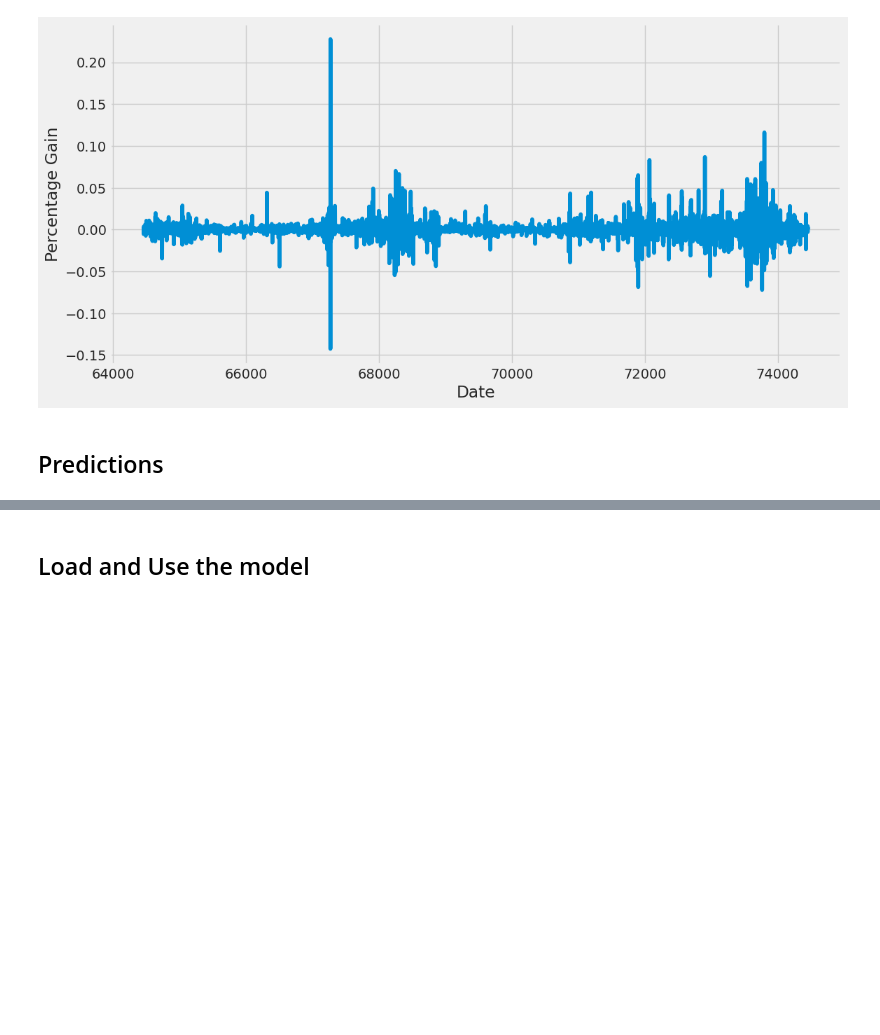
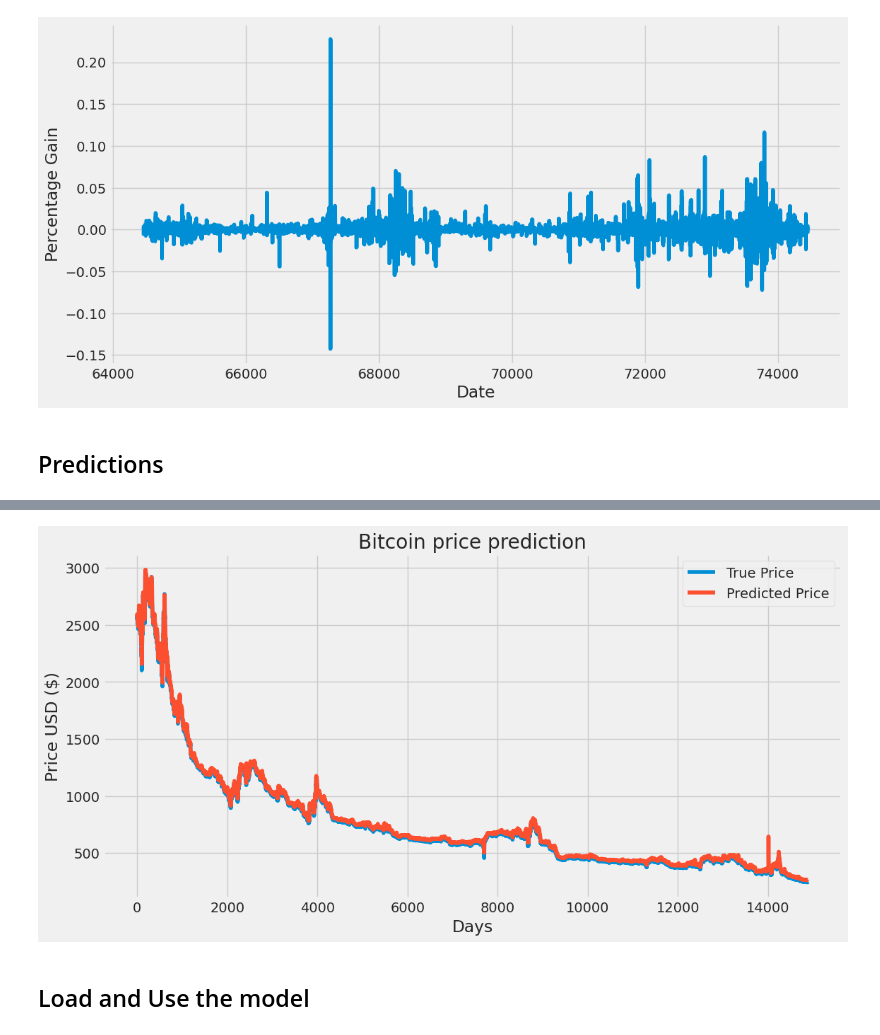
Before and after one commit to gweebg/tinc-buddies, a Jupyter notebook: tinker/model/long-short-term-memory-network.ipynb, the cells around one changed output, grey strips where cells are left out. Drawn from its saved outputs; the diff is of its cells as text; code cells hidden in the pictures; blank space fills up the shorter version.

Commit message:
loaded predictions

```diff
--- a/tinker/model/long-short-term-memory-network.ipynb
+++ b/tinker/model/long-short-term-memory-network.ipynb
@@ -148,16 +192,0 @@ model.save('local_lstm_model.keras')
-# %%
-test_data = scaled_data[training_data_len - 24:, :]
-
-x_test = []
-y_test = dataset[training_data_len:, :]
-for i in range(24, len(test_data)):
-    x_test.append(test_data[i-24:i, 0])
-
-x_test = np.array(x_test)
-x_test = np.reshape(x_test, (x_test.shape[0], x_test.shape[1], 1))
-
-predictions = model.predict(x_test)
-predictions = scaler.inverse_transform(predictions)
-
-rmse = np.sqrt(np.mean(predictions - y_test) ** 2)
-print(rmse)
@@ -176,0 +193,29 @@ plt.show()
+# %%
+loss = model.evaluate(X_test, y_test)
+print("Test Loss:", loss)
+
+# Make predictions
+test_predictions = model.predict(X_test)
+
+# Inverse scaling
+test_predictions = scaler_y.inverse_transform(test_predictions).flatten()
+y_test = scaler_y.inverse_transform(y_test.reshape(-1, 1)).flatten()
+
+mae = mean_absolute_error(y_test, test_predictions)
+mse = mean_squared_error(y_test, test_predictions)
+rmse = np.sqrt(mse)
+
+print("Mean Absolute Error:", mae)
+print("Mean Squared Error:", mse)
+print("Root Mean Squared Error:", rmse)
+
+# Plotting
+plt.figure(figsize=(12, 6))
+plt.plot(y_test, label='True Price')
+plt.plot(test_predictions, label='Predicted Price')
+plt.title('Bitcoin price prediction')
+plt.xlabel('Days')
+plt.ylabel('Price USD ($)')
+plt.legend()
+plt.show()
+# %% [output]
@@ -177,3 +228,4 @@ plt.show()
+[figure, added]
 # %% [markdown]
 ## Load and Use the model
 # %%
```
Also changed, not shown: parts of 11 cells of this notebook, 8 other files.
